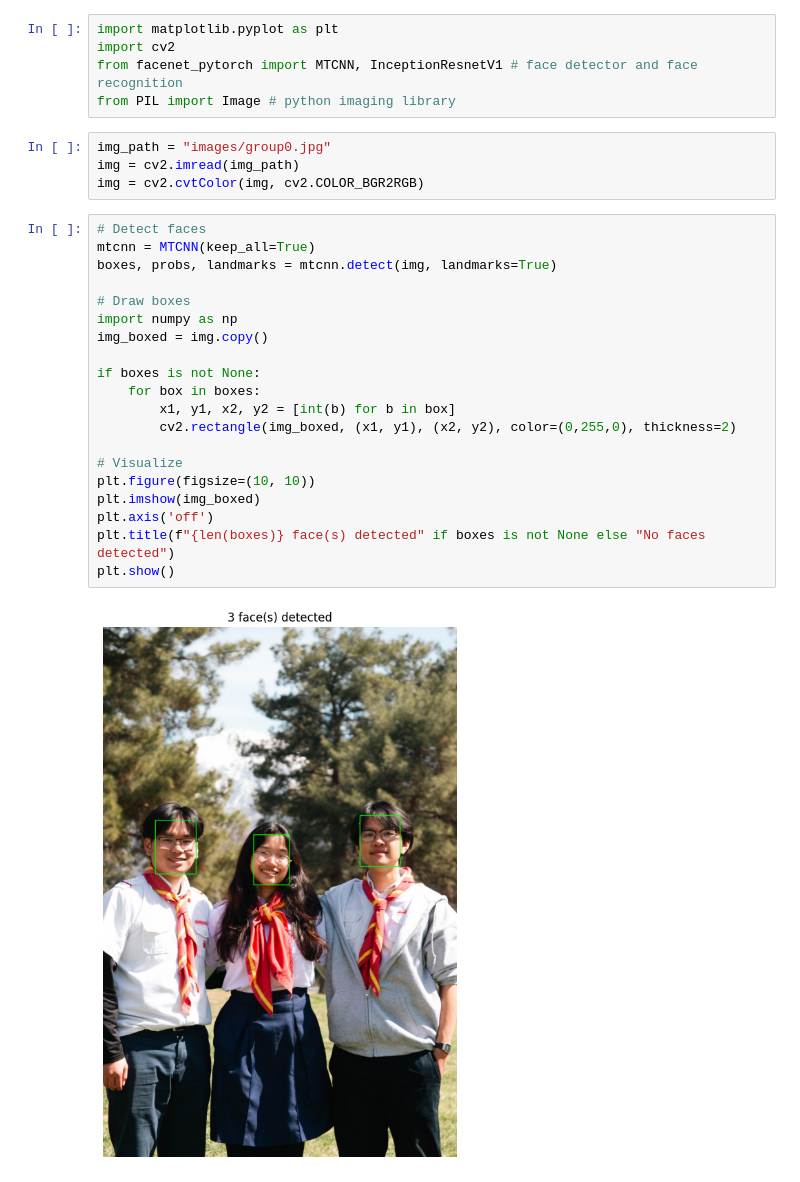
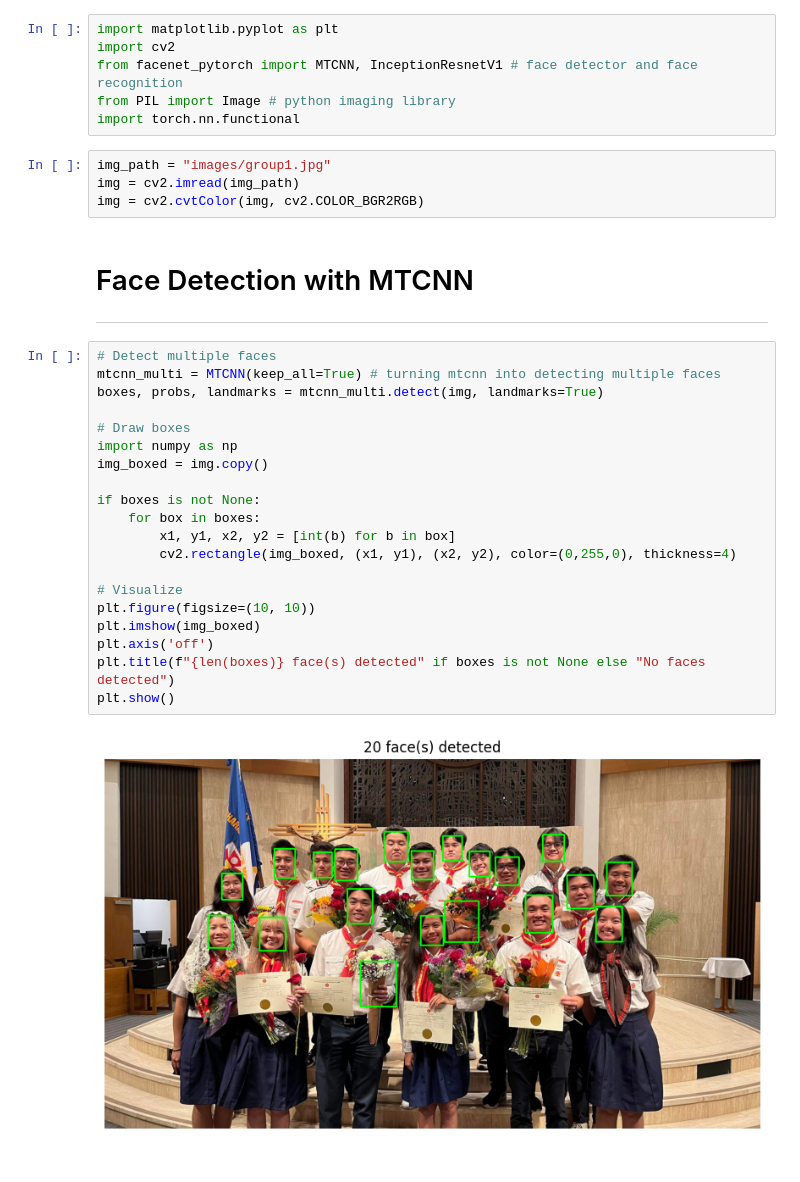
Before and after one commit to WTL04/SendMeThat, a Jupyter notebook: computer_vision/mtcnn_test.ipynb, the cells around one changed output. Drawn from its saved outputs; the diff is of its cells as text.

```diff
--- a/computer_vision/mtcnn_test.ipynb
+++ b/computer_vision/mtcnn_test.ipynb
@@ -23,29 +23,33 @@ import matplotlib.pyplot as plt
 import cv2
 from facenet_pytorch import MTCNN, InceptionResnetV1 # face detector and face recognition
 from PIL import Image # python imaging library
+import torch.nn.functional
 # %%
-img_path = "images/group0.jpg"
+img_path = "images/group1.jpg"
 img = cv2.imread(img_path)
 img = cv2.cvtColor(img, cv2.COLOR_BGR2RGB)
+# %% [markdown]
+# Face Detection with MTCNN
+---
 # %%
-# Detect faces
-mtcnn = MTCNN(keep_all=True)
-boxes, probs, landmarks = mtcnn.detect(img, landmarks=True)
+# Detect multiple faces
+mtcnn_multi = MTCNN(keep_all=True) # turning mtcnn into detecting multiple faces
+boxes, probs, landmarks = mtcnn_multi.detect(img, landmarks=True)
 
 # Draw boxes
 import numpy as np
 img_boxed = img.copy()
 
 if boxes is not None:
     for box in boxes:
         x1, y1, x2, y2 = [int(b) for b in box]
-        cv2.rectangle(img_boxed, (x1, y1), (x2, y2), color=(0,255,0), thickness=2)
+        cv2.rectangle(img_boxed, (x1, y1), (x2, y2), color=(0,255,0), thickness=4)
 
 # Visualize
 plt.figure(figsize=(10, 10))
 plt.imshow(img_boxed)
 plt.axis('off')
 plt.title(f"{len(boxes)} face(s) detected" if boxes is not None else "No faces detected")
 plt.show()
 # %% [output]
-[figure, old version]
+[figure, new version]
```
Also changed, not shown: parts of 9 cells of this notebook, 5 other files.
